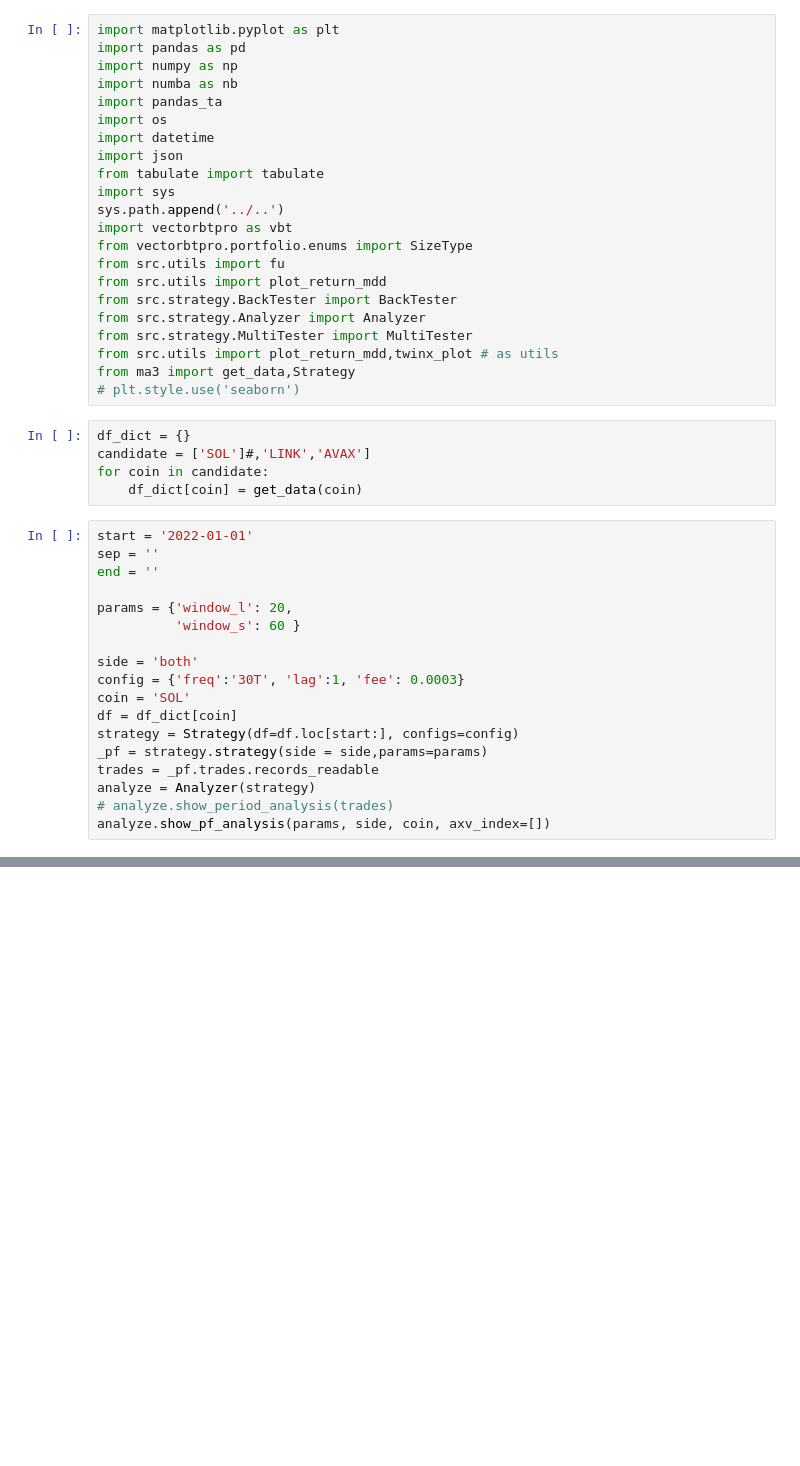
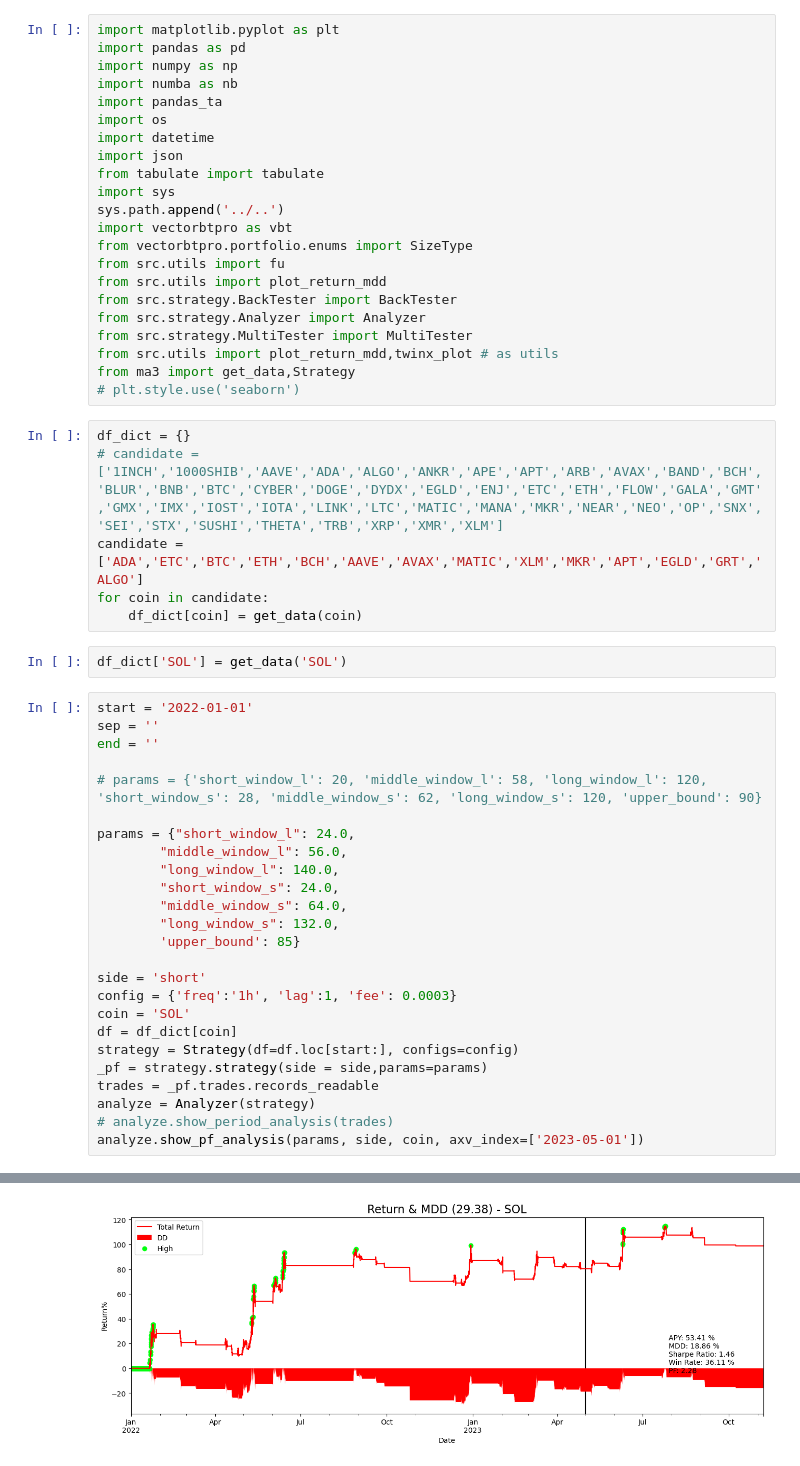
Before and after one commit to JohnsonHsiao/DC_capital_intern, a Jupyter notebook: strategy_research/CTA_TEST/Crypto/3ma/bt_lab.ipynb, the cells around one changed output, grey strips where cells are left out. Drawn from its saved outputs; the diff is of its cells as text; blank space fills up the shorter version.

```diff
--- a/strategy_research/CTA_TEST/Crypto/3ma/bt_lab.ipynb
+++ b/strategy_research/CTA_TEST/Crypto/3ma/bt_lab.ipynb
@@ -20,21 +20,31 @@ from src.strategy.MultiTester import MultiTester
 from src.utils import plot_return_mdd,twinx_plot # as utils
 from ma3 import get_data,Strategy
 # plt.style.use('seaborn')
-# %%
-df_dict = {}
-candidate = ['SOL']#,'LINK','AVAX']
-for coin in candidate:
-    df_dict[coin] = get_data(coin)
+# %%
+df_dict = {}
+# candidate = ['1INCH','1000SHIB','AAVE','ADA','ALGO','ANKR','APE','APT','ARB','AVAX','BAND','BCH','BLUR','BNB','BTC','CYBER','DOGE','DYDX','EGLD','ENJ','ETC','ETH','FLOW','GALA','GMT','GMX','IMX','IOST','IOTA','LINK','LTC','MATIC','MANA','MKR','NEAR','NEO','OP','SNX','SEI','STX','SUSHI','THETA','TRB','XRP','XMR','XLM']
+candidate = ['ADA','ETC','BTC','ETH','BCH','AAVE','AVAX','MATIC','XLM','MKR','APT','EGLD','GRT','ALGO']
+for coin in candidate:
+    df_dict[coin] = get_data(coin)
+# %%
+df_dict['SOL'] = get_data('SOL')
 # %%
 start = '2022-01-01'
 sep = ''
 end = ''
 
-params = {'window_l': 20,
-          'window_s': 60 }
+# params = {'short_window_l': 20, 'middle_window_l': 58, 'long_window_l': 120, 'short_window_s': 28, 'middle_window_s': 62, 'long_window_s': 120, 'upper_bound': 90}
 
-side = 'both'
-config = {'freq':'30T', 'lag':1, 'fee': 0.0003}
+params = {"short_window_l": 24.0,
+        "middle_window_l": 56.0,
+        "long_window_l": 140.0,
+        "short_window_s": 24.0,
+        "middle_window_s": 64.0,
+        "long_window_s": 132.0,
+        'upper_bound': 85}
+
+side = 'short'
+config = {'freq':'1h', 'lag':1, 'fee': 0.0003}
 coin = 'SOL'
 df = df_dict[coin]
 strategy = Strategy(df=df.loc[start:], configs=config)
@@ -42,5 +52,5 @@ _pf = strategy.strategy(side = side,params=params)
 trades = _pf.trades.records_readable
 analyze = Analyzer(strategy)
 # analyze.show_period_analysis(trades)
-analyze.show_pf_analysis(params, side, coin, axv_index=[])
+analyze.show_pf_analysis(params, side, coin, axv_index=['2023-05-01'])
 # %% [output]
@@ -47,0 +74 @@ NameError: name 'df_dict' is not defined
+[figure, added]
```
Also changed, not shown: parts of 3 cells of this notebook, 15 other files.
